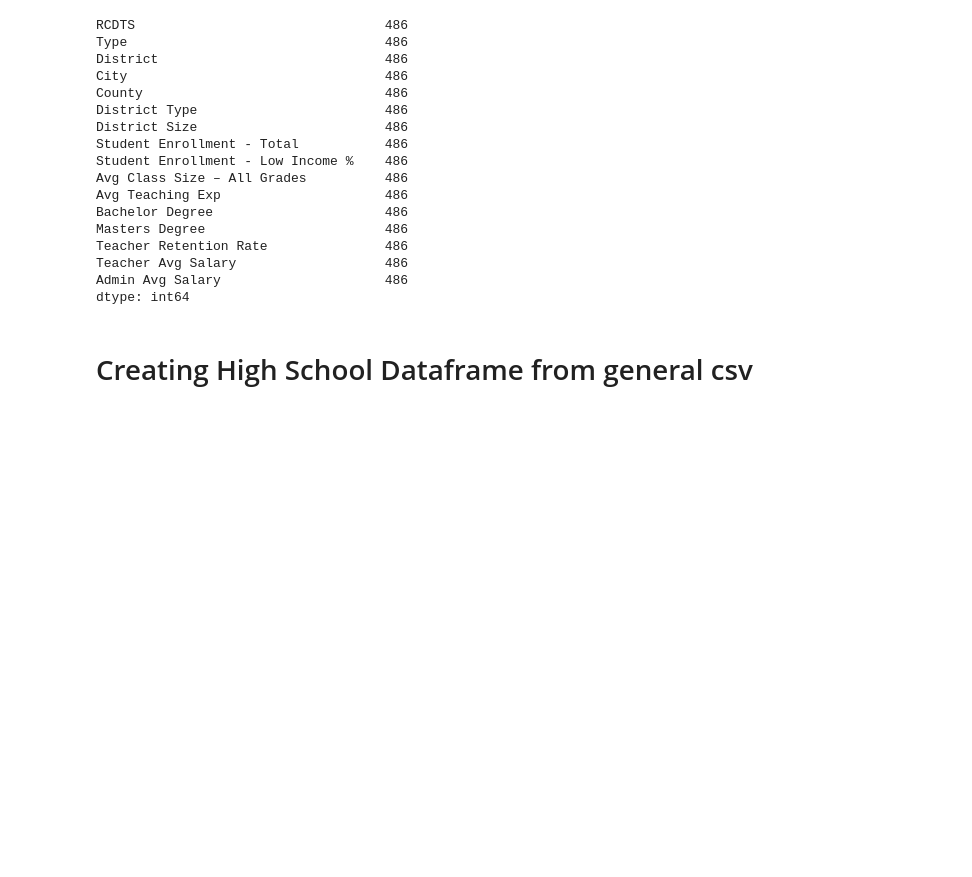
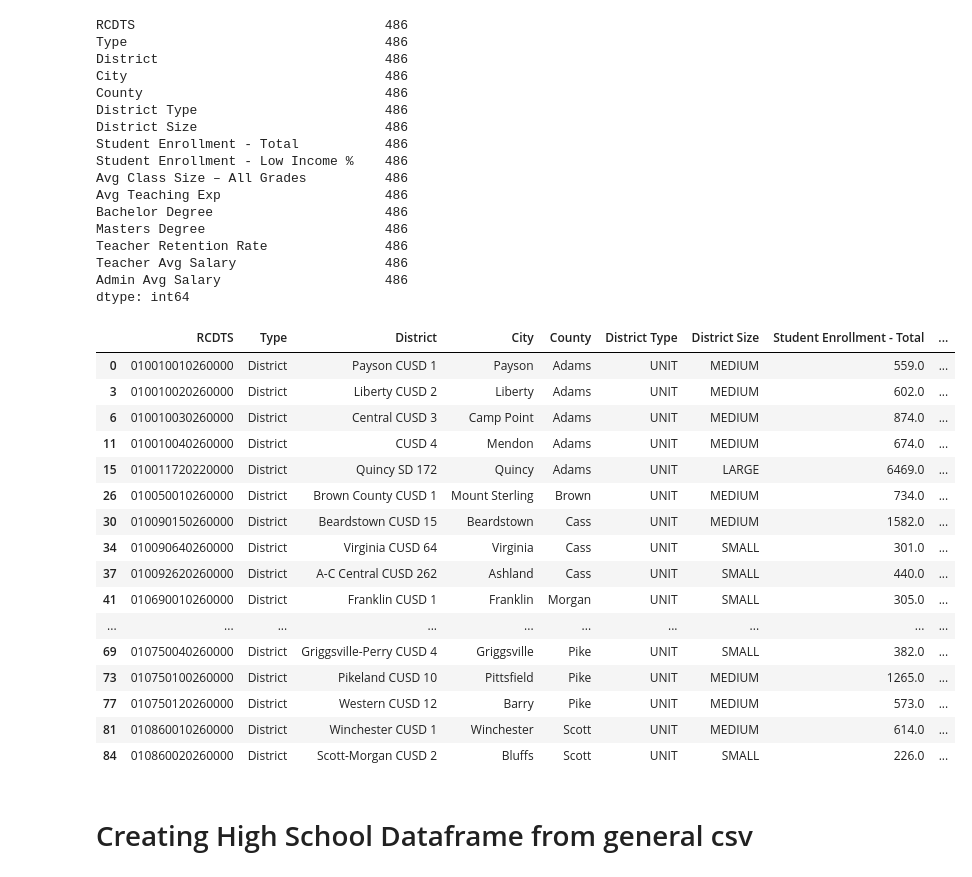
Before and after one commit to morrissey466/Illinois_School_Analysis, a Jupyter notebook: Resources/clean_data.ipynb, the cells around one changed output. Drawn from its saved outputs; the diff is of its cells as text; code cells hidden in the pictures; blank space fills up the shorter version.

```diff
--- a/Resources/clean_data.ipynb
+++ b/Resources/clean_data.ipynb
@@ -165,6 +165,27 @@ Teacher Retention Rate               486
 Teacher Avg Salary                   486
 Admin Avg Salary                     486
 dtype: int64
+# %%
+district_filtered_df['RCDTS']= '0' + district_filtered_df['RCDTS'].astype(str)
+district_filtered_df.head(20)
+# %% [output]
+|  | RCDTS | Type | District | City | County | District Type | District Size | Student Enrollment - Total | ... |
+| 0 | 010010010260000 | District | Payson CUSD 1 | Payson | Adams | UNIT | MEDIUM | 559.0 | ... |
+| 3 | 010010020260000 | District | Liberty CUSD 2 | Liberty | Adams | UNIT | MEDIUM | 602.0 | ... |
+| 6 | 010010030260000 | District | Central CUSD 3 | Camp Point | Adams | UNIT | MEDIUM | 874.0 | ... |
+| 11 | 010010040260000 | District | CUSD 4 | Mendon | Adams | UNIT | MEDIUM | 674.0 | ... |
+| 15 | 010011720220000 | District | Quincy SD 172 | Quincy | Adams | UNIT | LARGE | 6469.0 | ... |
+| 26 | 010050010260000 | District | Brown County CUSD 1 | Mount Sterling | Brown | UNIT | MEDIUM | 734.0 | ... |
+| 30 | 010090150260000 | District | Beardstown CUSD 15 | Beardstown | Cass | UNIT | MEDIUM | 1582.0 | ... |
+| 34 | 010090640260000 | District | Virginia CUSD 64 | Virginia | Cass | UNIT | SMALL | 301.0 | ... |
+| 37 | 010092620260000 | District | A-C Central CUSD 262 | Ashland | Cass | UNIT | SMALL | 440.0 | ... |
+| 41 | 010690010260000 | District | Franklin CUSD 1 | Franklin | Morgan | UNIT | SMALL | 305.0 | ... |
+| ... | ... | ... | ... | ... | ... | ... | ... | ... | ... |
+| 69 | 010750040260000 | District | Griggsville-Perry CUSD 4 | Griggsville | Pike | UNIT | SMALL | 382.0 | ... |
+| 73 | 010750100260000 | District | Pikeland CUSD 10 | Pittsfield | Pike | UNIT | MEDIUM | 1265.0 | ... |
+| 77 | 010750120260000 | District | Western CUSD 12 | Barry | Pike | UNIT | MEDIUM | 573.0 | ... |
+| 81 | 010860010260000 | District | Winchester CUSD 1 | Winchester | Scott | UNIT | MEDIUM | 614.0 | ... |
+| 84 | 010860020260000 | District | Scott-Morgan CUSD 2 | Bluffs | Scott | UNIT | SMALL | 226.0 | ... |
 # %%
 
 # Exporting dataframe to clean data folder.
```
Also changed, not shown: parts of 5 cells of this notebook, 2 other files.
